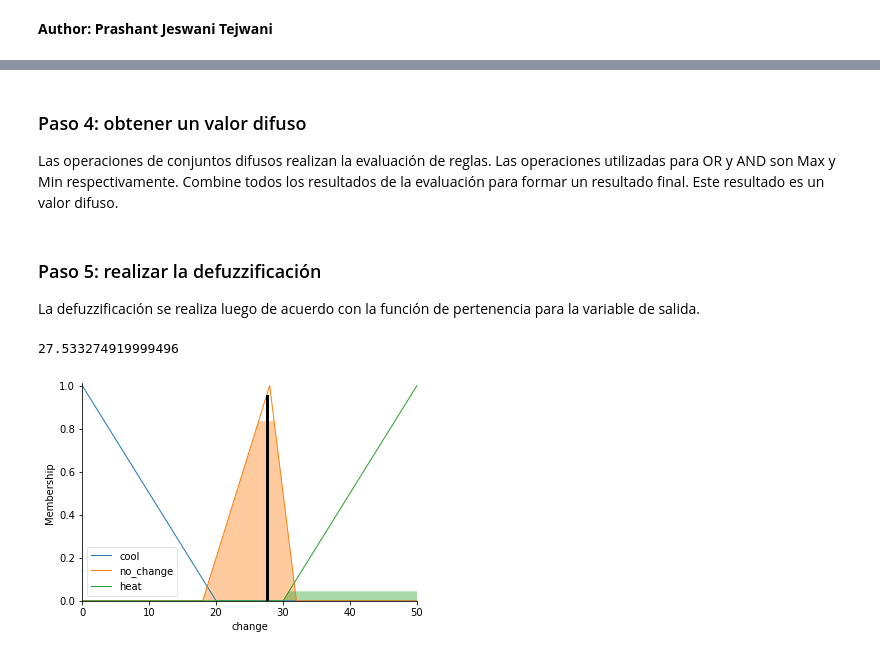
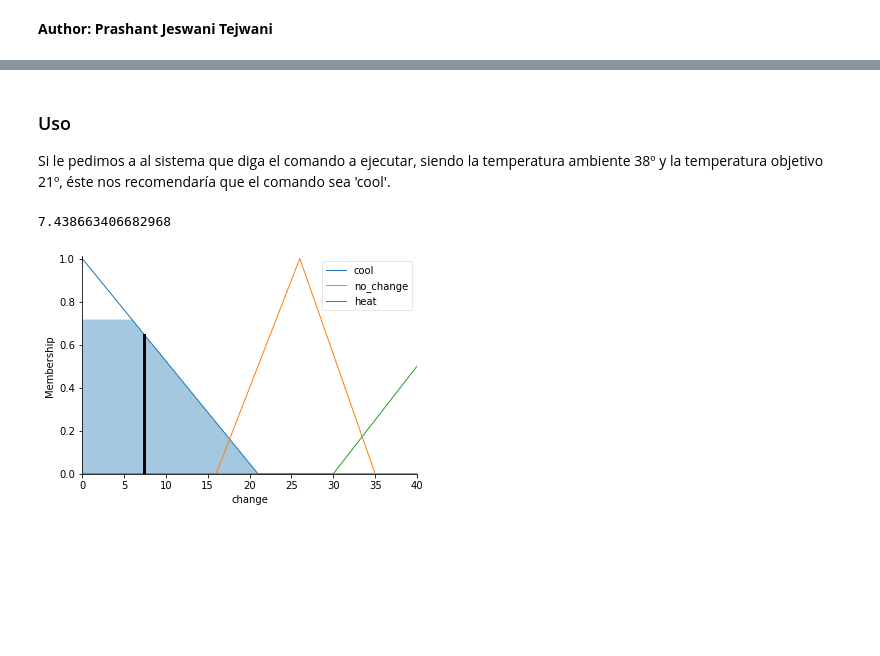
Before and after one commit to Prashant-JT/FuzzyLogic-Example, a Jupyter notebook: ac_controller.ipynb, the cells around one changed output, grey strips where cells are left out. Drawn from its saved outputs; the diff is of its cells as text; code cells hidden in the pictures; blank space fills up the shorter version.

```diff
--- a/ac_controller.ipynb
+++ b/ac_controller.ipynb
@@ -21,7 +33,7 @@ Cada miembro de este conjunto es un término lingüístico y puede cubrir una pa
 # Temperature = {very_cold, cold, warm, hot, very_hot}
 temperature = ctrl.Antecedent(np.arange(0, 41, 0.1), 'temperature')
 # Target = {very_cold, cold, warm, hot, very_hot}
-target = ctrl.Antecedent(np.arange(0, 11, 0.1), 'target')
+target = ctrl.Antecedent(np.arange(0, 41, 0.1), 'target')
 # Change = {heat, no_change, cool}
-change = ctrl.Consequent(np.arange(0, 51, 1), 'change')
+change = ctrl.Consequent(np.arange(0, 41, 1), 'change')
 # %% [markdown]
@@ -35,8 +48,8 @@ names = ['very_cold', 'cold', 'warm', 'hot', 'very_hot']
 temperature.automf(names=names)
 target.automf(names=names)
 # %%
-change['cool'] = fuzz.trimf(change.universe, [0, 0, 20])
-change['no_change'] = fuzz.trimf(change.universe, [18, 28, 32])
+change['cool'] = fuzz.trimf(change.universe, [0, 0, 21])
+change['no_change'] = fuzz.trimf(change.universe, [16, 26, 35])
 change['heat'] = fuzz.trimf(change.universe, [30, 50, 50])
 # %%
 # You can see how these look with .view()
@@ -65,27 +75,23 @@ rule3 = ctrl.Rule(temperature['warm'] & target['warm'], change['no_change'])
 # Create system
 temperature_ctrl = ctrl.ControlSystem([rule1, rule2, rule3])
 air_conditioner = ctrl.ControlSystemSimulation(temperature_ctrl)
-# %% [markdown]
-### Paso 4: obtener un valor difuso
-
-Las operaciones de conjuntos difusos realizan la evaluación de reglas. Las operaciones utilizadas para OR y AND son Max y Min respectivamente. Combine todos los resultados de la evaluación para formar un resultado final. Este resultado es un valor difuso.
-# %% [markdown]
-### Paso 5: realizar la defuzzificación
-
-La defuzzificación se realiza luego de acuerdo con la función de pertenencia para la variable de salida.
+# %% [markdown]
+### Uso
+
+Si le pedimos a al sistema que diga el comando a ejecutar, siendo la temperatura ambiente 38º y la temperatura objetivo 21º, éste nos recomendaría que el comando sea 'cool'.
 # %%
 # Pass example inputs to the ControlSystem using Antecedent labels
-air_conditioner.input['temperature'] = 20
-air_conditioner.input['target'] = 5
+air_conditioner.input['temperature'] = 38
+air_conditioner.input['target'] = 21
 
 # Compute
 air_conditioner.compute()
 
 # Print result
 print(air_conditioner.output['change'])
 change.view(sim=air_conditioner)
 
 plt.show()
 # %% [output]
-27.533274919999496
+7.438663406682968
-[figure, old version]
+[figure, new version]
```
Also changed, not shown: parts of 10 cells of this notebook.
